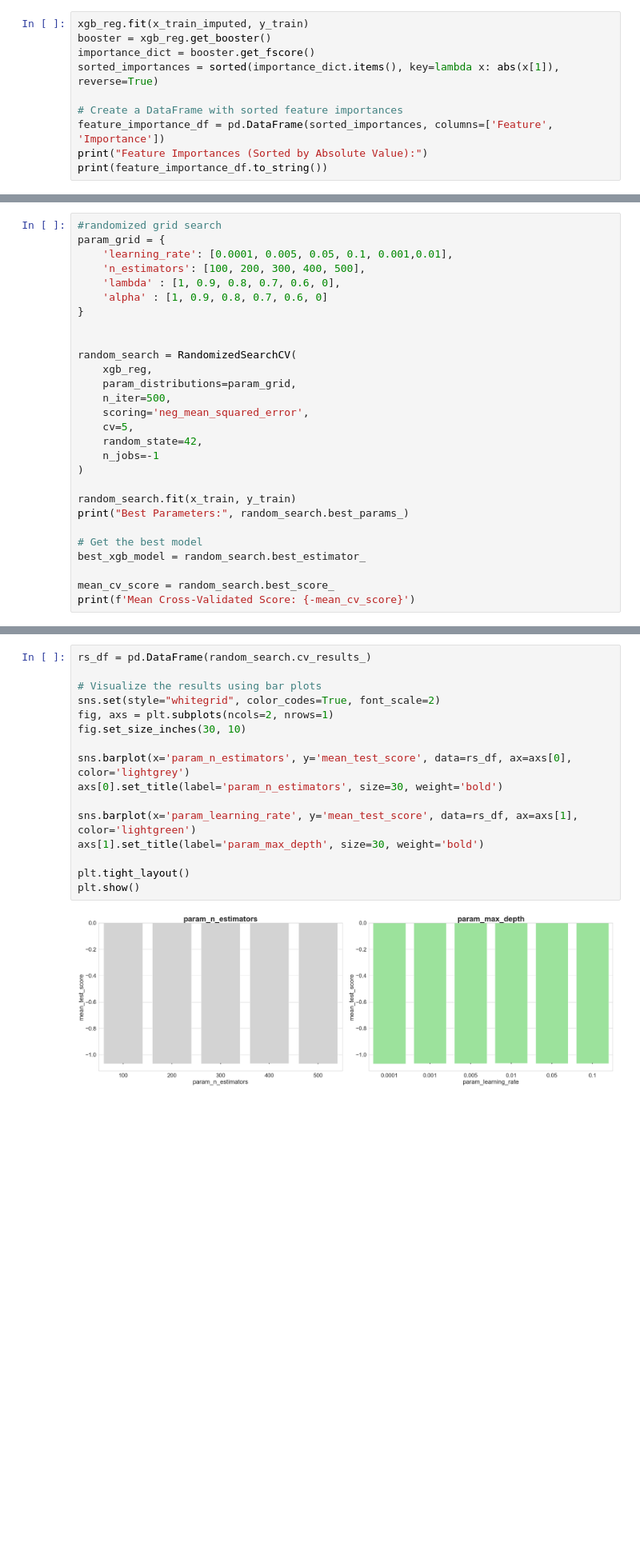
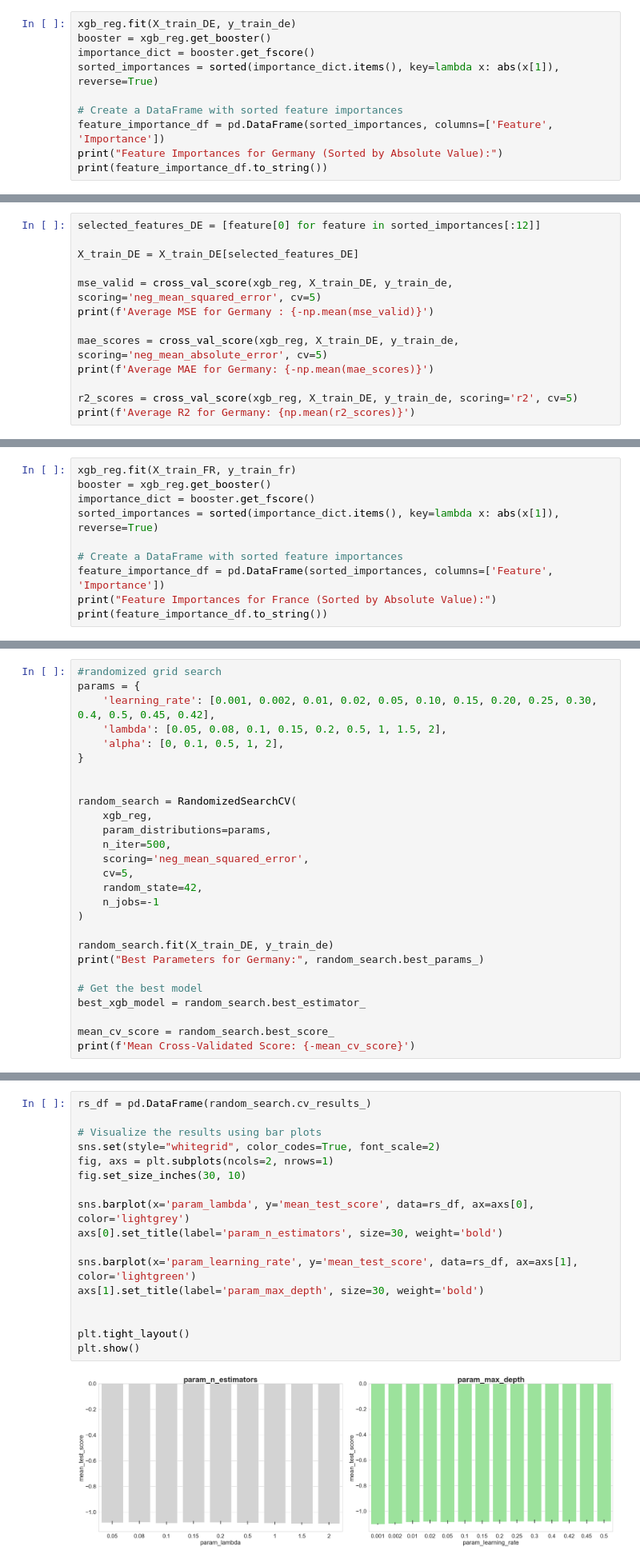
Before and after one commit to alexandra-pricop/EnsembleLearning, a Jupyter notebook: XGBoost.ipynb, the cells around one changed output, grey strips where cells are left out. Shown: that part at 80% size. Drawn from its saved outputs; the diff is of its cells as text; blank space fills up the shorter version.

```diff
--- a/XGBoost.ipynb
+++ b/XGBoost.ipynb
@@ -102,11 +142,11 @@ Average MAE : 0.5948243045049852
 # %%
-xgb_reg.fit(x_train_imputed, y_train)
+xgb_reg.fit(X_train_DE, y_train_de)
 booster = xgb_reg.get_booster()
 importance_dict = booster.get_fscore()
 sorted_importances = sorted(importance_dict.items(), key=lambda x: abs(x[1]), reverse=True)
 
 # Create a DataFrame with sorted feature importances
 feature_importance_df = pd.DataFrame(sorted_importances, columns=['Feature', 'Importance'])
-print("Feature Importances (Sorted by Absolute Value):")
+print("Feature Importances for Germany (Sorted by Absolute Value):")
 print(feature_importance_df.to_string())
 # %% [output]
@@ -129,0 +209,13 @@ Feature Importances (Sorted by Absolute Value):
+# %%
+selected_features_DE = [feature[0] for feature in sorted_importances[:12]]
+
+X_train_DE = X_train_DE[selected_features_DE]
+
+mse_valid = cross_val_score(xgb_reg, X_train_DE, y_train_de, scoring='neg_mean_squared_error', cv=5)
+print(f'Average MSE for Germany : {-np.mean(mse_valid)}')
+
+mae_scores = cross_val_score(xgb_reg, X_train_DE, y_train_de, scoring='neg_mean_absolute_error', cv=5)
+print(f'Average MAE for Germany: {-np.mean(mae_scores)}')
+
+r2_scores = cross_val_score(xgb_reg, X_train_DE, y_train_de, scoring='r2', cv=5)
+print(f'Average R2 for Germany: {np.mean(r2_scores)}')
@@ -129,0 +237,10 @@ Feature Importances (Sorted by Absolute Value):
+# %%
+xgb_reg.fit(X_train_FR, y_train_fr)
+booster = xgb_reg.get_booster()
+importance_dict = booster.get_fscore()
+sorted_importances = sorted(importance_dict.items(), key=lambda x: abs(x[1]), reverse=True)
+
+# Create a DataFrame with sorted feature importances
+feature_importance_df = pd.DataFrame(sorted_importances, columns=['Feature', 'Importance'])
+print("Feature Importances for France (Sorted by Absolute Value):")
+print(feature_importance_df.to_string())
@@ -181,16 +323,15 @@ Average MAE : 0.5802721002434735
 # %%
 #randomized grid search
-param_grid = {
-    'learning_rate': [0.0001, 0.005, 0.05, 0.1, 0.001,0.01],
-    'n_estimators': [100, 200, 300, 400, 500],
-    'lambda' : [1, 0.9, 0.8, 0.7, 0.6, 0],
-    'alpha' : [1, 0.9, 0.8, 0.7, 0.6, 0]
+params = {
+    'learning_rate': [0.001, 0.002, 0.01, 0.02, 0.05, 0.10, 0.15, 0.20, 0.25, 0.30, 0.4, 0.5, 0.45, 0.42],
+    'lambda': [0.05, 0.08, 0.1, 0.15, 0.2, 0.5, 1, 1.5, 2],
+    'alpha': [0, 0.1, 0.5, 1, 2],
 }
 
 
 random_search = RandomizedSearchCV(
     xgb_reg,
-    param_distributions=param_grid,
+    param_distributions=params,
     n_iter=500,
     scoring='neg_mean_squared_error',
     cv=5,
@@ -198,8 +339,8 @@ random_search = RandomizedSearchCV(
     n_jobs=-1
 )
 
-random_search.fit(x_train, y_train)
-print("Best Parameters:", random_search.best_params_)
+random_search.fit(X_train_DE, y_train_de)
+print("Best Parameters for Germany:", random_search.best_params_)
 
 # Get the best model
 best_xgb_model = random_search.best_estimator_
@@ -212,18 +353,19 @@ Mean Cross-Validated Score: 1.0378884148199592
 # %%
 rs_df = pd.DataFrame(random_search.cv_results_)
 
 # Visualize the results using bar plots
 sns.set(style="whitegrid", color_codes=True, font_scale=2)
 fig, axs = plt.subplots(ncols=2, nrows=1)
 fig.set_size_inches(30, 10)
 
-sns.barplot(x='param_n_estimators', y='mean_test_score', data=rs_df, ax=axs[0], color='lightgrey')
+sns.barplot(x='param_lambda', y='mean_test_score', data=rs_df, ax=axs[0], color='lightgrey')
 axs[0].set_title(label='param_n_estimators', size=30, weight='bold')
 
 sns.barplot(x='param_learning_rate', y='mean_test_score', data=rs_df, ax=axs[1], color='lightgreen')
 axs[1].set_title(label='param_max_depth', size=30, weight='bold')
 
+
 plt.tight_layout()
 plt.show()
 # %% [output]
-[figure, old version]
+[figure, new version]
```
Also changed, not shown: parts of 29 cells of this notebook.
